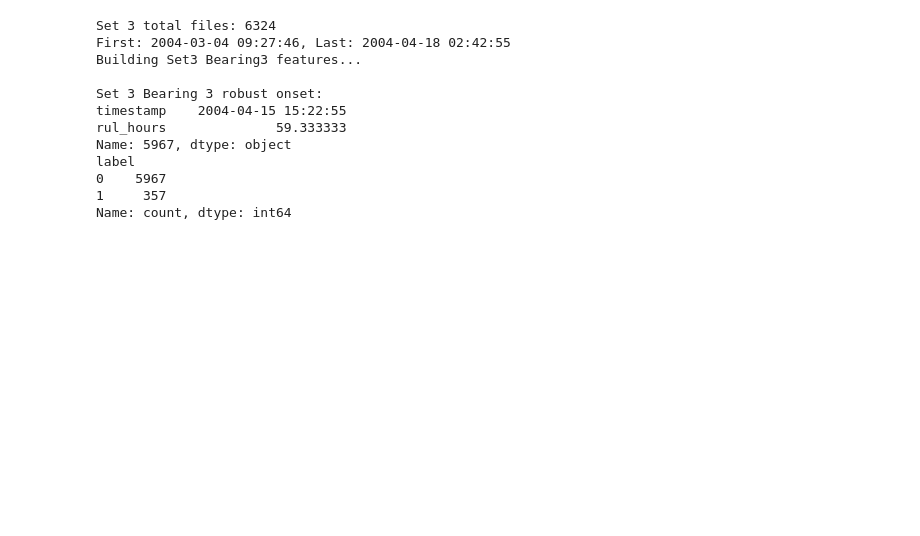
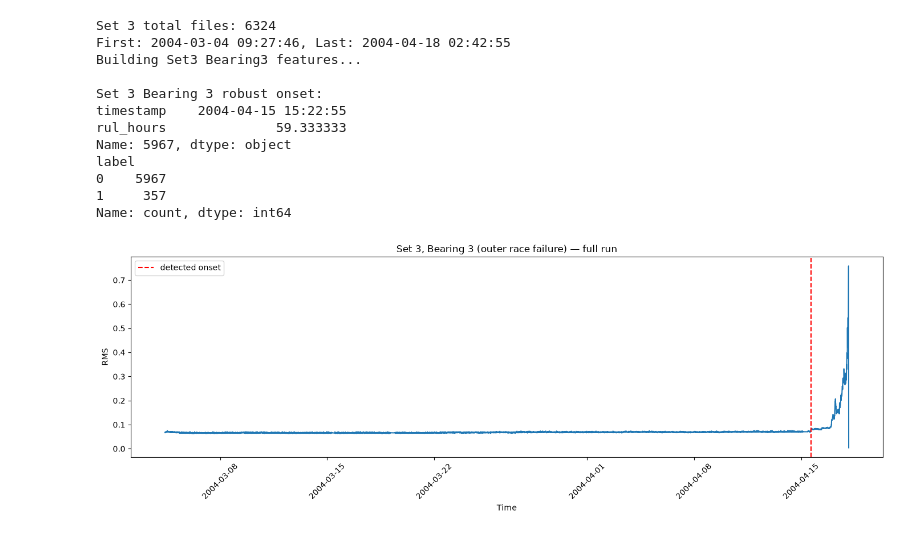
Before and after one commit to davidojei/goebel, a Jupyter notebook: notebooks/04_ims_eda.ipynb, the cells around one changed output. Drawn from its saved outputs; the diff is of its cells as text; code cells hidden in the pictures; blank space fills up the shorter version.

```diff
--- a/notebooks/04_ims_eda.ipynb
+++ b/notebooks/04_ims_eda.ipynb
@@ -1096,3 +1096,16 @@ label
 0    5967
 1     357
 Name: count, dtype: int64
+# %%
+plt.figure(figsize=(14, 5))
+plt.plot(bearing3_set3_df["timestamp"], bearing3_set3_df["rms"])
+plt.axvline(onset_time_set3, color='red', linestyle='--', label='detected onset')
+plt.xlabel("Time")
+plt.ylabel("RMS")
+plt.title("Set 3, Bearing 3 (outer race failure) — full run")
+plt.legend()
+plt.xticks(rotation=45)
+plt.tight_layout()
+plt.show()
+# %% [output]
+[figure, added]
```
Also changed, not shown: parts of 1 cell of this notebook, 3 other files.
